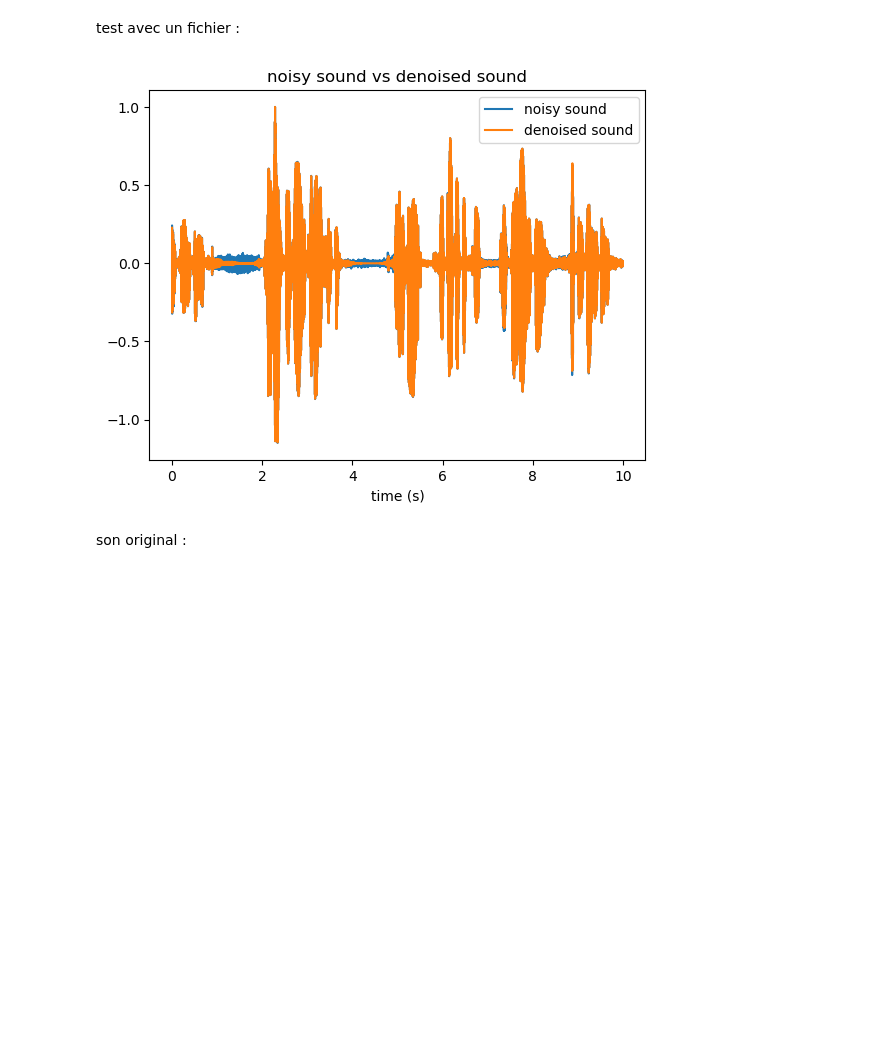
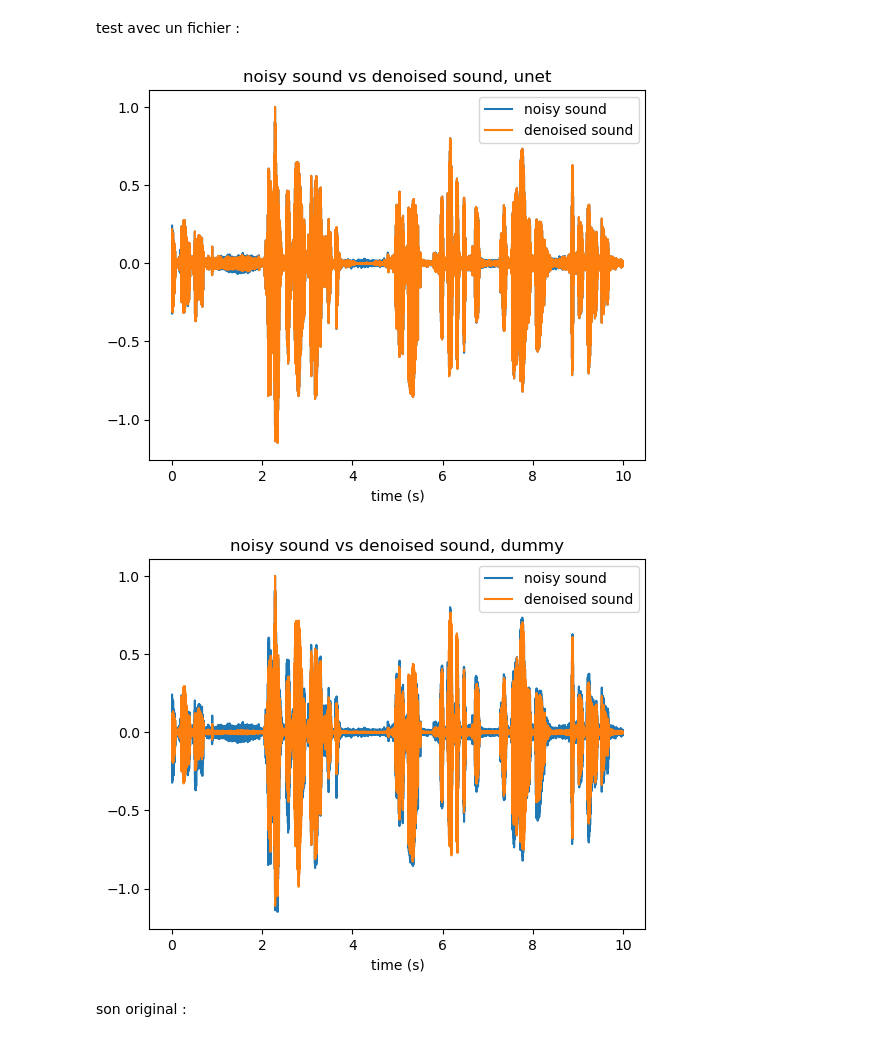
Before and after one commit to gregoirebechade/dlts_final, a Jupyter notebook: exploring.ipynb, the cells around one changed output. Drawn from its saved outputs; the diff is of its cells as text; code cells hidden in the pictures; blank space fills up the shorter version.

Commit message:
perfs of unet

```diff
--- a/exploring.ipynb
+++ b/exploring.ipynb
@@ -22,18 +22,18 @@ SAMPLERATE = 8000
 Localisation des fichiers :
 # %%
 
-# test_files_noise = os.listdir('./data/Audio/denoising/test/test/')
-# train_files_noise = os.listdir('./data/Audio/denoising/train/train/')
-# test_files_clean = os.listdir('./data/Audio/voice_origin/test/test/')
-# train_files_clean = os.listdir('./data/Audio/voice_origin/train/train/')
+test_files_noise = os.listdir('./data/Audio/denoising/test/test/')
+train_files_noise = os.listdir('./data/Audio/denoising/train/train/')
+test_files_clean = os.listdir('./data/Audio/voice_origin/test/test/')
+train_files_clean = os.listdir('./data/Audio/voice_origin/train/train/')
 # %% [markdown]
 Visualisation de quelques signaux
 # %%
-# index=9
-# file_clean='./data/Audio/voice_origin/train/train/' + train_files_clean[index]
-# file_noise='./data/Audio/denoising/train/train/' + train_files_noise[index]
-# samplerate_clean, data_clean = wavfile.read(file_clean) # sample rate is the sample freqnency of the audio
-# samplerate_noise, data_noise = wavfile.read(file_noise)
+index=9
+file_clean='./data/Audio/voice_origin/train/train/' + train_files_clean[index]
+file_noise='./data/Audio/denoising/train/train/' + train_files_noise[index]
+samplerate_clean, data_clean = wavfile.read(file_clean) # sample rate is the sample freqnency of the audio
+samplerate_noise, data_noise = wavfile.read(file_noise)
 # %% [markdown]
 attention, on travaille avec les short term fourier transform, pas les spectrogrammes
 # %%
@@ -451,25 +455,36 @@ model_to_test = unet_loaded
+# %%
+unet_test = unet_loaded
+dummy_test = dummy_loaded
 # %%
 samplerate, y_noisy = wavfile.read('data/Audio/denoising/test/test/'+ test_files_noise[index_to_test])
 _, y_clean = wavfile.read('data/Audio/voice_origin/test/test/'+ test_files_noise[index_to_test])
 def denoise(model, samplerate, data): # denoising an audio
     # le modele doit renvoyer un masque.
     _, _, Zxx = stft(data, fs=samplerate, nperseg=500)
     assert Zxx.shape == (251, 321)
     x=torch.tensor([[Zxx.real, Zxx.imag]])
     mask = model(x)
     y_predicted = Zxx * mask.detach().numpy()
     _, y = istft(y_predicted, fs=samplerate)
     return y[0][0] / np.max(y[0][0])
-model = Dummy()
-y_denoised = denoise(model_to_test, samplerate, y_noisy)
+
+y_denoised = denoise(unet_test, samplerate, y_noisy)
 plt.plot([i/ samplerate for i in range(len(y_noisy))],   y_noisy/np.max(y_noisy), label='noisy sound')
 plt.plot([i/ samplerate for i in range(len(y_noisy))], y_denoised, label = 'denoised sound')
 plt.legend()
 plt.xlabel('time (s)')
-plt.title('noisy sound vs denoised sound')
+plt.title('noisy sound vs denoised sound, unet')
 plt.show()
+y_denoised_dummy = denoise(dummy_test, samplerate, y_noisy)
+plt.plot([i/ samplerate for i in range(len(y_noisy))],   y_noisy/np.max(y_noisy), label='noisy sound')
+plt.plot([i/ samplerate for i in range(len(y_noisy))], y_denoised_dummy, label = 'denoised sound')
+plt.legend()
+plt.xlabel('time (s)')
+plt.title('noisy sound vs denoised sound, dummy')
+plt.show()
 # %% [output]
-[figure, old version]
+[figure, new version]
+[figure, added]
 # %% [markdown]
 son original :
 # %%
```
Also changed, not shown: parts of 10 cells of this notebook.
